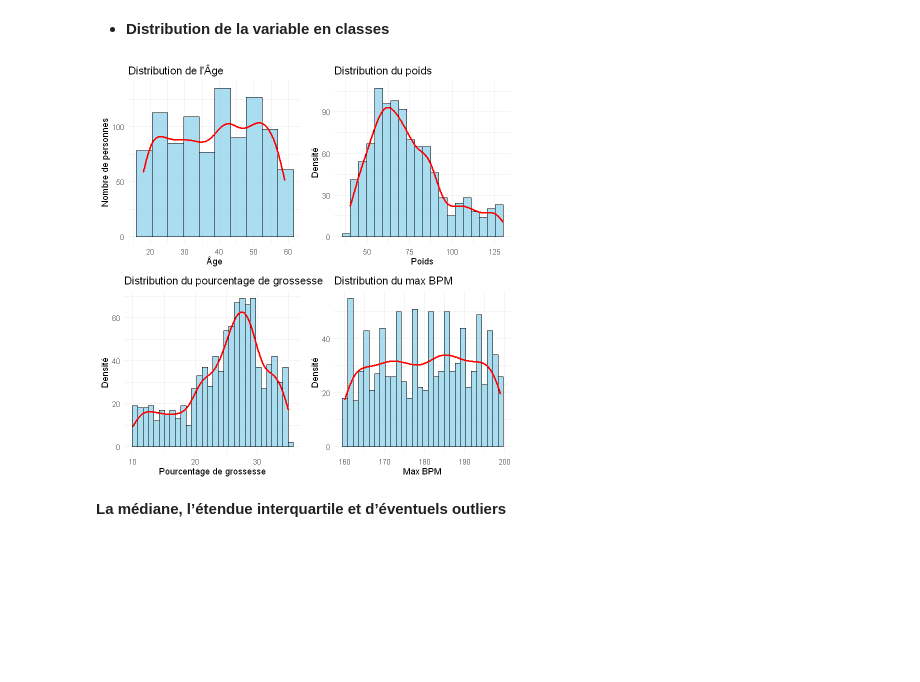
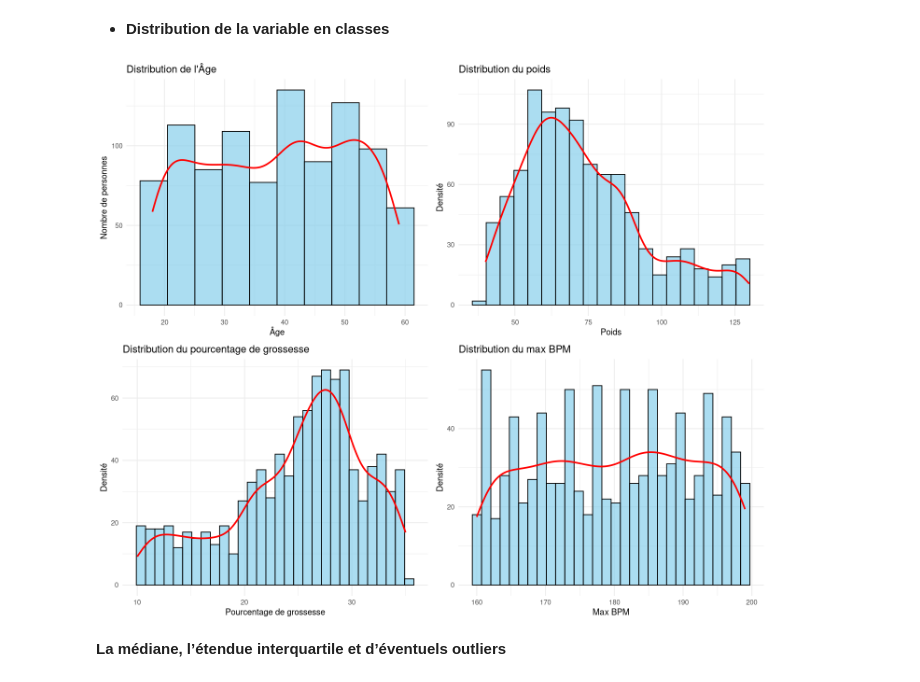
Before and after one commit to Anhquannnnnn/Machine-Learning, a Jupyter notebook: R.ipynb, the cells around one changed output. Drawn from its saved outputs; the diff is of its cells as text; code cells hidden in the pictures; blank space fills up the shorter version.

```diff
--- a/R.ipynb
+++ b/R.ipynb
@@ -135,28 +153,29 @@ num <- data %>% select(-all_of(cat_cols))
 # %%
 hist_age = ggplot(data, aes(x = Age)) +
   geom_histogram(aes(y = after_stat(count)), bins = 10, fill = "skyblue", color = "black", alpha = 0.7) +
   geom_density( aes(y = after_stat(density * nrow(data) * (max(data$Age) - min(data$Age)) / 10)), color = "red", size = 1 ) +
   labs(title = "Distribution de l'Âge", x = "Âge", y = "Nombre de personnes" ) +
   theme_minimal()
 hist_weight = ggplot(data, aes(x = Weight..kg.)) +
   geom_histogram(aes(y = after_stat(count)), bins = 20, fill = "skyblue", color = "black", alpha = 0.7) +
   geom_density(aes(y = after_stat(density * nrow(data) * (max(data$Weight..kg.) - min(data$Weight..kg.)) / 20)), color = "red", size = 1) +
   labs(title = "Distribution du poids", x = "Poids", y = "Densité") +
   theme_minimal()
 hist_Max_BPM = ggplot(data, aes(x = Max_BPM)) +
   geom_histogram(aes(y = after_stat(count)), bins = 30,  fill = "skyblue", color = "black", alpha = 0.7) +
   geom_density(aes(y = after_stat(density * nrow(data) * (max(data$Max_BPM) - min(data$Max_BPM)) / 30)), color = "red", size = 1) +
   labs(title = "Distribution du max BPM", x = "Max BPM", y = "Densité") +
   theme_minimal()
 hist_fat_p = ggplot(data, aes(x = Fat_Percentage)) +
   geom_histogram(aes(y = after_stat(count)),bins = 30, fill = "skyblue", color = "black", alpha = 0.7) +
   geom_density(aes(y = after_stat(density * nrow(data) * (max(data$Fat_Percentage) - min(data$Fat_Percentage)) / 30)), color = "red", size = 1) +
   labs(title = "Distribution du pourcentage de grossesse", x = "Pourcentage de grossesse", y = "Densité") +
   theme_minimal()
+options(repr.plot.width = 12, repr.plot.height = 10)
 grid.arrange(hist_age, hist_weight, hist_fat_p, hist_Max_BPM,
              ncol = 2, nrow = 2)
 # %% [output]
-[figure, old version]
+[figure, new version]
 # %% [markdown]
 **La médiane, l’étendue interquartile et d’éventuels outliers**
 # %%
```
Also changed, not shown: parts of 5 cells of this notebook.
